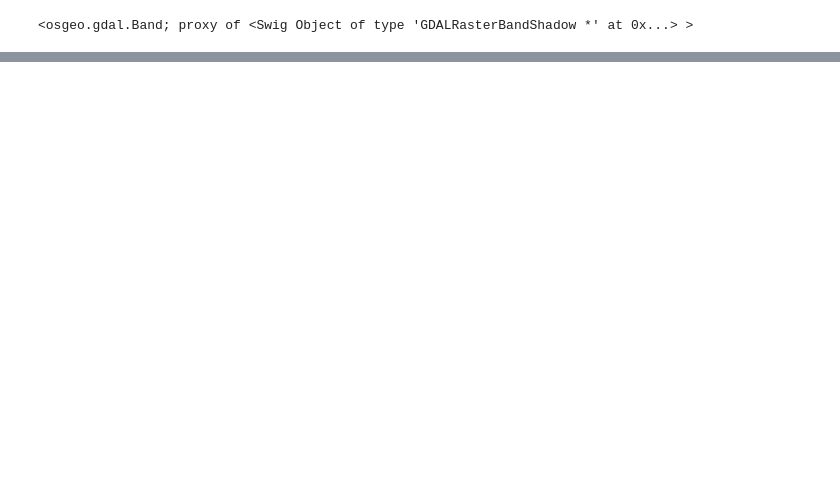
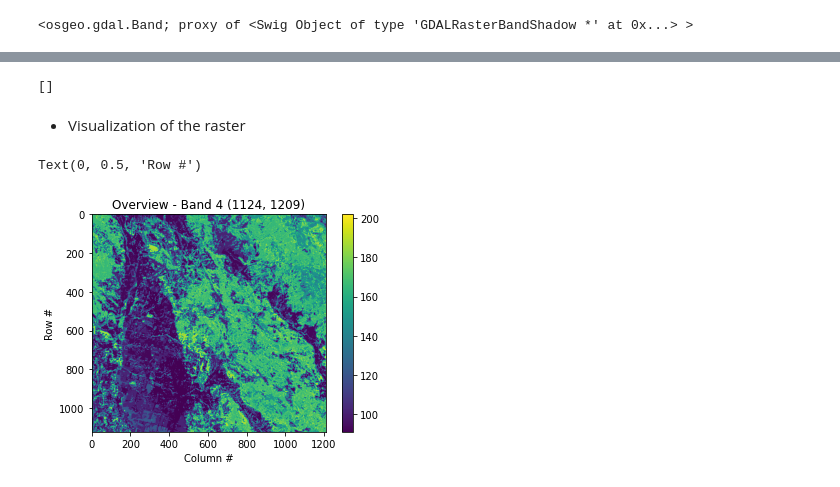
Before and after one commit to fxdawnn/VeggieWildfire, a Jupyter notebook: gdal_lcp.ipynb, the cells around one changed output, grey strips where cells are left out. Drawn from its saved outputs; the diff is of its cells as text; code cells hidden in the pictures; blank space fills up the shorter version.

```diff
--- a/gdal_lcp.ipynb
+++ b/gdal_lcp.ipynb
@@ -141,0 +299,2 @@ myarray[0][0] = 0
+# %%
+ds = gd.Open('landscape_lcp/Landscape_1.lcp')
@@ -141,0 +318,18 @@ myarray[0][0] = 0
+# %%
+testing_lcp.overviews(1)
+# %% [output]
+[]
+# %% [markdown]
+- Visualization of the raster
+# %%
+import matplotlib.pyplot as plt
+myarray = np.array(ds.GetRasterBand(4).ReadAsArray())
+myarray
+plt.imshow(myarray)
+plt.colorbar()
+plt.title('Overview - Band 4 {}'.format(myarray.shape))
+plt.xlabel('Column #')
+plt.ylabel('Row #')
+# %% [output]
+Text(0, 0.5, 'Row #')
+[figure, added]
```
Also changed, not shown: parts of 96 cells of this notebook, 2 other files.
